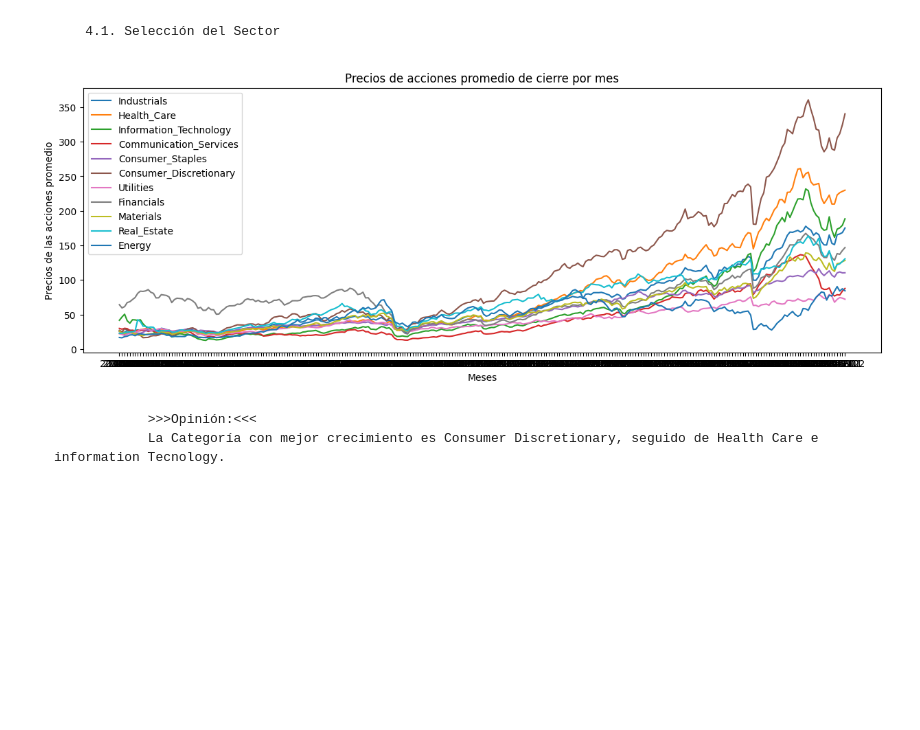
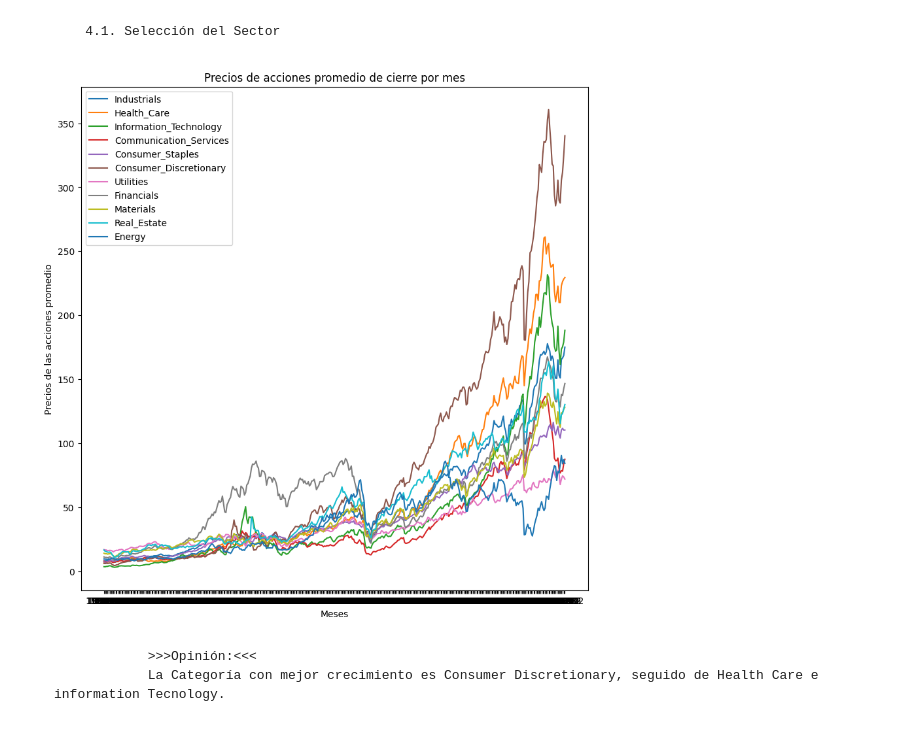
Before and after one commit to jamesllamo/SP500_Data_Analytics_Acciones, a Jupyter notebook: EDA de Índice Standard & Poor's 500 - SP500.ipynb, the cells around one changed output. Cells and saved outputs as stored; diff of their text form; code cells hidden in the pictures; blank space fills up the shorter version.

```diff
--- a/EDA de Índice Standard & Poor's 500 - SP500.ipynb
+++ b/EDA de Índice Standard & Poor's 500 - SP500.ipynb
@@ -33,7 +33,7 @@ today = datetime.today().date()                                             # ob
 today_pandas = pd.to_datetime(today)                                        # convertir la fecha en un objeto de fecha de Pandas
 hoy=today_pandas.strftime('%Y-%m-%d')                                       # imprimir la fecha de hoy en formato YYYY-MM-DD
 yf.pdr_override()                                                           # Esta función guarda toda la información
-data = pdr.get_data_yahoo(SP500_Symbol, start="2000-01-01", end=hoy)        # Scrapear la información y almacenar en un DataFrame
+data = pdr.get_data_yahoo(SP500_Symbol, start="1990-01-01", end=hoy)        # Scrapear la información y almacenar en un DataFrame
 # %% [output]
 [*********************100%***********************]  503 of 503 completed
 
@@ -230,35 +238,35 @@ y6 = data_close_promedio['Consumer_Discretionary']
 y7 = data_close_promedio['Utilities']
 y8 = data_close_promedio['Financials']
 y9 = data_close_promedio['Materials']
 y10 = data_close_promedio['Real_Estate']
 y11 = data_close_promedio['Energy']
 
 # Definir dimensiones de gráfico
-fig, ax = plt.subplots(figsize=(15, 5))
+fig, ax = plt.subplots(figsize=(10, 10))
 
 # Agregar nombre a las líneas
 ax.plot(x, y1, label='Industrials')
 ax.plot(x, y2, label='Health_Care')
 ax.plot(x, y3, label='Information_Technology')
 ax.plot(x, y4, label='Communication_Services')
 ax.plot(x, y5, label='Consumer_Staples')
 ax.plot(x, y6, label='Consumer_Discretionary')
 ax.plot(x, y7, label='Utilities')
 ax.plot(x, y8, label='Financials')
 ax.plot(x, y9, label='Materials')
 ax.plot(x, y10, label='Real_Estate')
 ax.plot(x, y11, label='Energy')
 
 # Configurar Título, Xlabel, Ylabel y Legend
 ax.set_title('Precios de acciones promedio de cierre por mes')
 ax.set_xlabel('Meses')
 ax.set_ylabel('Precios de las acciones promedio')
 ax.legend()
 
 # Mostrar el gráfico
 plt.show()
 # %% [output]
-[figure, old version]
+[figure, new version]
 # %% [markdown]
                 >>>Opinión:<<<
                 La Categoría con mejor crecimiento es Consumer Discretionary, seguido de Health Care e information Tecnology.
```
Also changed, not shown: parts of 24 cells of this notebook, 13 other files.
